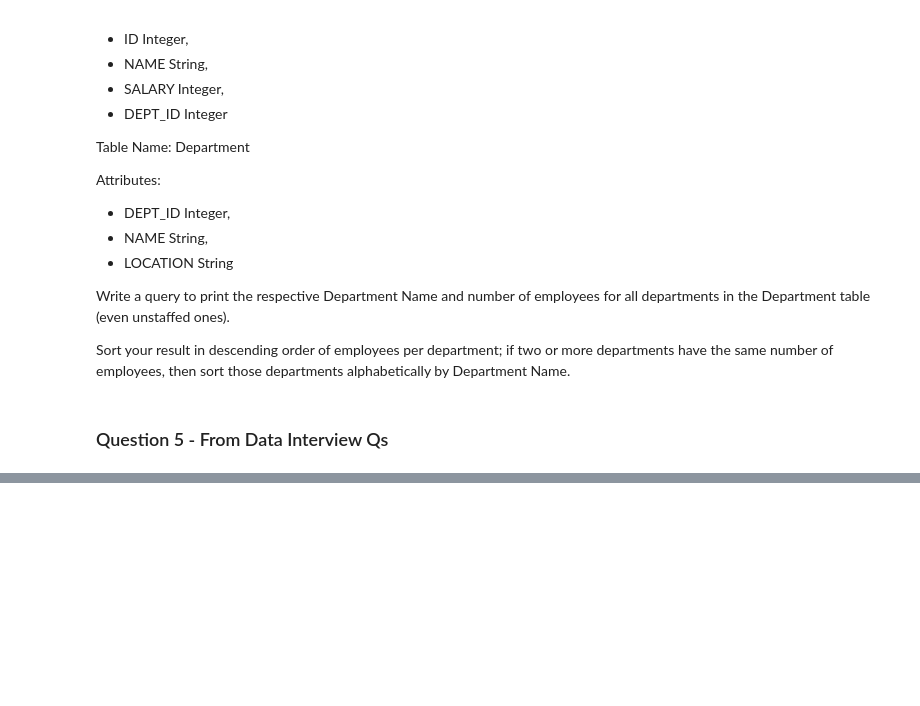
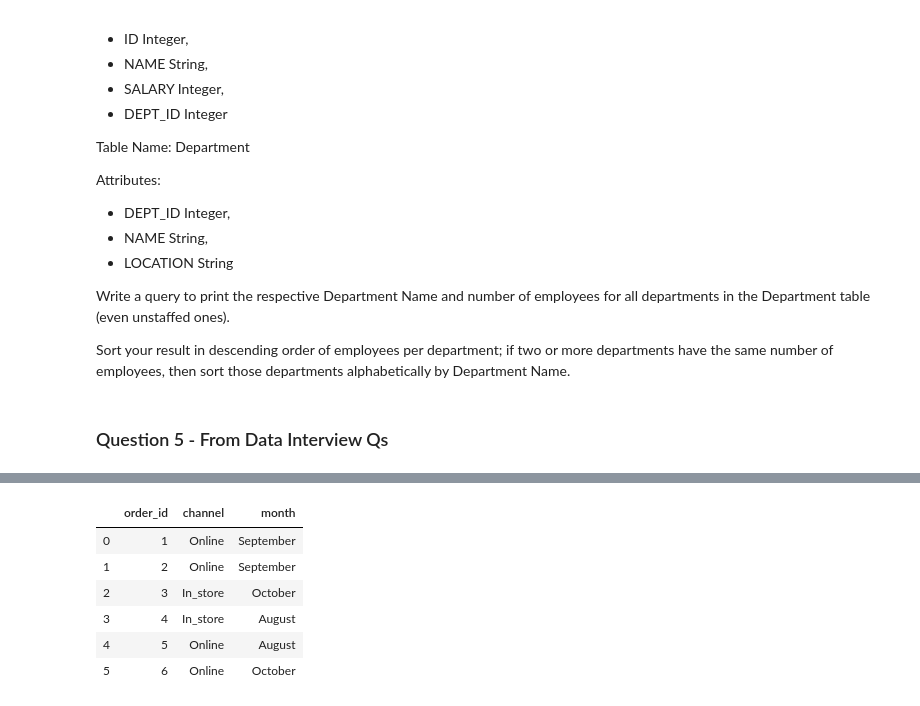
Before and after one commit to nadinezab/prep, a Jupyter notebook: SQL Prep.ipynb, the cells around one changed output, grey strips where cells are left out. Cells and saved outputs as stored; diff of their text form; code cells hidden in the pictures; blank space fills up the shorter version.

```diff
--- a/SQL Prep.ipynb
+++ b/SQL Prep.ipynb
@@ -177,0 +182,19 @@ GROUP BY o.channel
+# %%
+order_id = [1, 2, 3, 4, 5, 6]
+channel = ['Online', 'Online', 'In_store', 'In_store', 'Online', 'Online']
+month = ['September', 'September', 'October', 'August', 'August', 'October']
+# %%
+order_data = {'order_id': order_id,
+             'channel': channel,
+             'month': month}
+# %%
+orders = pd.DataFrame(order_data)
+orders
+# %% [output]
+|  | order_id | channel | month |
+| 0 | 1 | Online | September |
+| 1 | 2 | Online | September |
+| 2 | 3 | In_store | October |
+| 3 | 4 | In_store | August |
+| 4 | 5 | Online | August |
+| 5 | 6 | Online | October |
```
Also changed, not shown: parts of 9 cells of this notebook.
